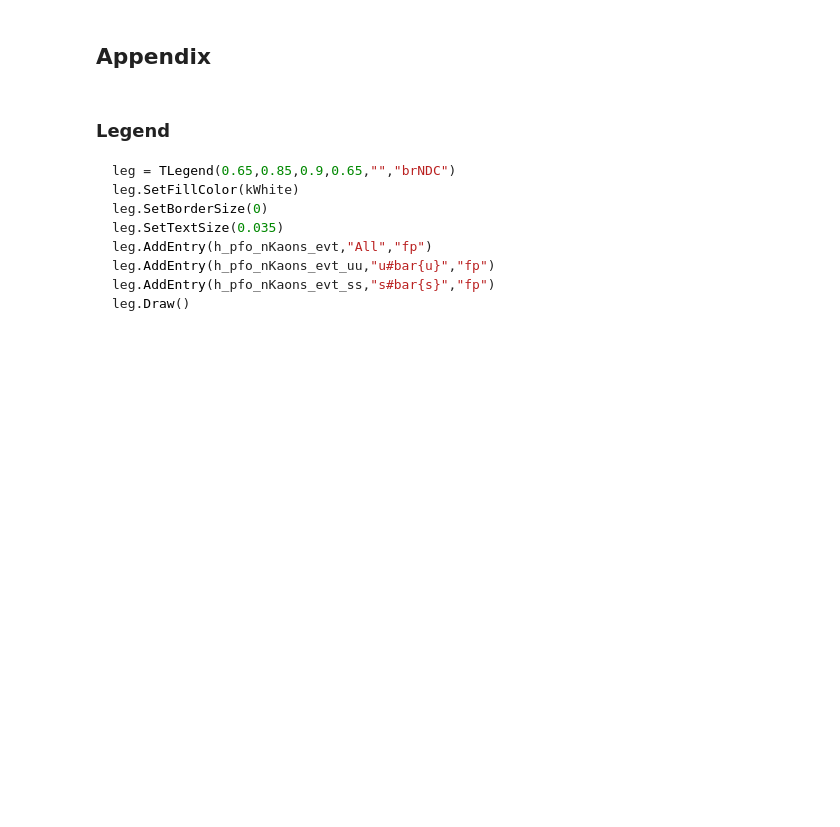
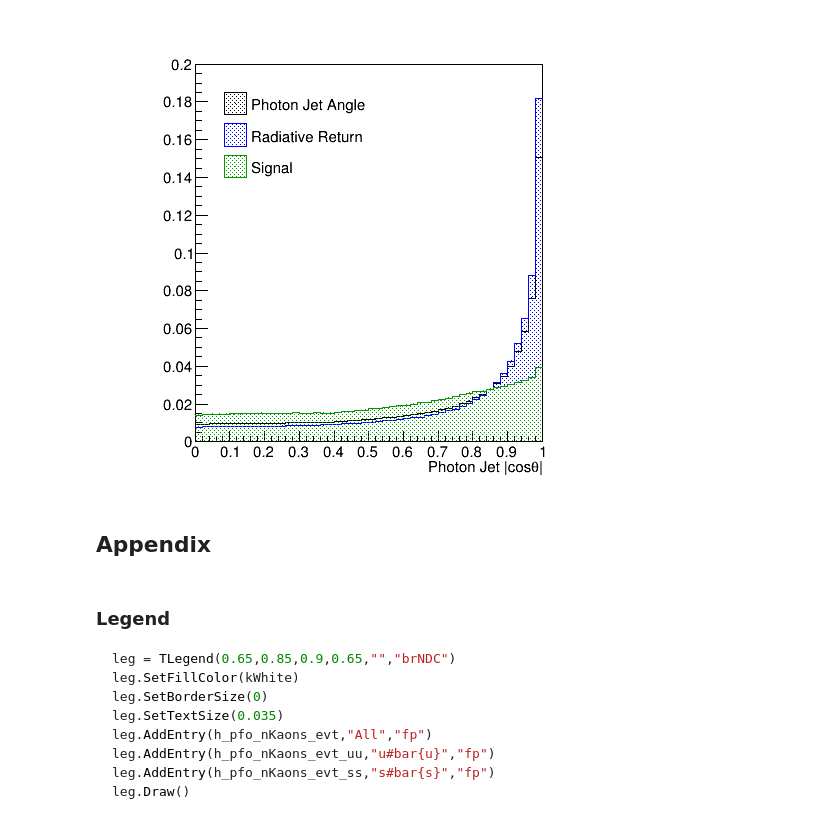
Before and after one commit to yuichiok/VertexMacro, a Jupyter notebook: QQbar250/jupyter/ssbar/PreSelection/PreSelection.ipynb, the cells around one changed output. Saved outputs shown, nothing was run; the diff lists cells and outputs as text; code cells hidden in the pictures; blank space fills up the shorter version.

```diff
--- a/QQbar250/jupyter/ssbar/PreSelection/PreSelection.ipynb
+++ b/QQbar250/jupyter/ssbar/PreSelection/PreSelection.ipynb
@@ -93,0 +188,2 @@ c2.Draw()
+# %%
+c4 = TCanvas("c4","c4",500,500)
@@ -94,3 +206,7 @@ c2.Draw()
+# %%
+c4.Draw()
+# %% [output]
+[figure, added]
 # %% [markdown]
 ## Appendix
 # %% [markdown]
```
Also changed, not shown: parts of 36 cells of this notebook.
